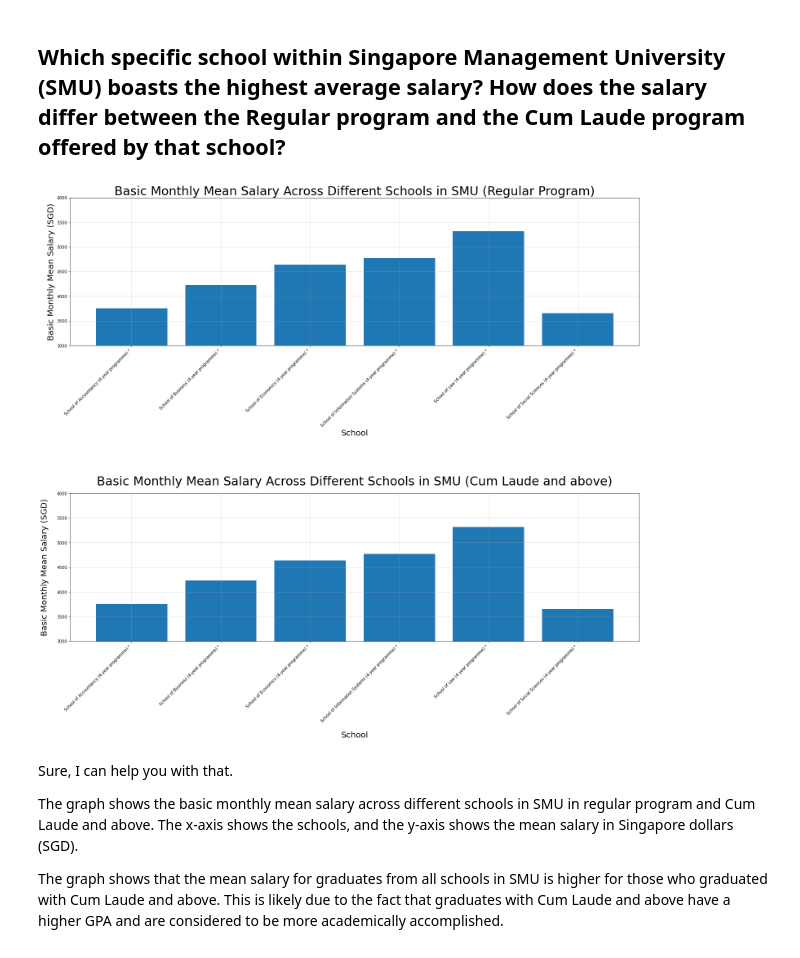
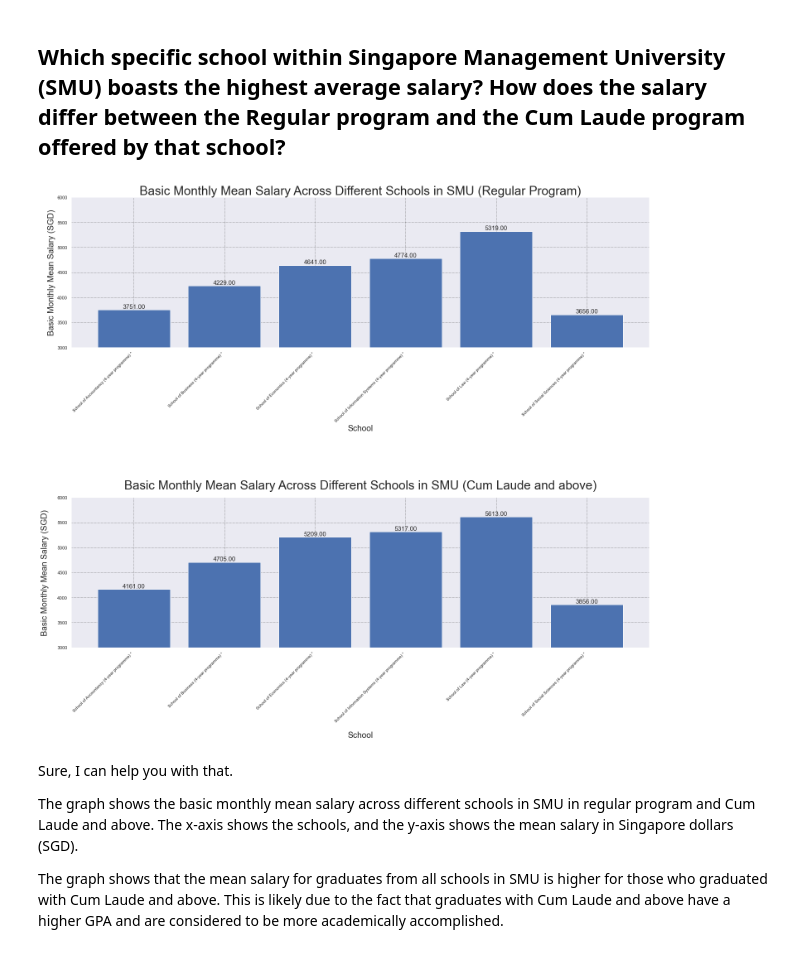
Before and after one commit to rajkaran27/PDS-CA2, a Jupyter notebook: CA2-new.ipynb, the cells around one changed output. Saved outputs shown, nothing was run; the diff lists cells and outputs as text; code cells hidden in the pictures.

```diff
--- a/CA2-new.ipynb
+++ b/CA2-new.ipynb
@@ -259,19 +255,21 @@ dtype: object
 ## What are the countries with the highest IQ?
 # %%
 sort_iq = average_iq.sort_values(by='iq', ascending=False)
-top_10_countries = sort_iq.head(5)
+top_5 = sort_iq.head(5)
 
 plt.figure(figsize=(20, 15))
+sns.set_style("darkgrid", {"grid.color": ".3", "grid.linestyle": ":"})
+sns.barplot(x='iq', y='country', data=top_5, color='blue')
 
-bars = plt.barh(top_10_countries.country, top_10_countries.iq, color='blue')
 plt.xlabel('IQ Score', fontsize=20, labelpad=20)
 plt.ylabel('Country', fontsize=20, labelpad=20)
 plt.title('Top 5 Countries with Highest IQ Scores', fontsize=30, pad=20)
-plt.grid(axis='x')
+plt.grid(axis='x', linestyle='dotted', alpha=0.7)
+plt.xticks(fontsize=14)
+plt.yticks(fontsize=14)
 
-for bar in bars:
-    width = bar.get_width()
-    plt.text(width, bar.get_y() + bar.get_height() / 2, f'{width:.1f}', ha='left', va='center', fontsize=12)
+for index, value in enumerate(top_5['iq']):
+    plt.text(value, index, f'{value:.1f}', ha='left', va='center', fontsize=12)
 
 plt.tight_layout()
 plt.show()
@@ -427,39 +396,45 @@ It is important to note that the graph only shows the mean salary for graduates
 # %%
 smu_filtered = graduate_employment_survey[graduate_employment_survey.university == 'Singapore Management University']
 smu_filtered = smu_filtered[smu_filtered.year == 2021]
 
 without_cum = smu_filtered[~smu_filtered.degree.str.contains(' Cum Laude and above', na=False)]
 without_cum = without_cum[~without_cum.degree.str.contains(r' \(Cum Laude and above\)', na=False)]
 
 mean_salary_regular = without_cum.groupby('school').basic_monthly_mean.mean().reset_index()
 
-
 with_cum = smu_filtered[smu_filtered.degree.str.contains(r' \(Cum Laude and above\)', na=False)]
 mean_salary_cum = with_cum.groupby('school').basic_monthly_mean.mean().reset_index()
 
 plt.figure(figsize=(25, 20))
 
-plt.subplot(2,1,1)
+plt.subplot(2, 1, 1)
 plt.ylim(3000, 6000)
-plt.bar(mean_salary_regular.school, mean_salary_regular.basic_monthly_mean)
-plt.xlabel('School',fontsize=20)
-plt.ylabel('Basic Monthly Mean Salary (SGD)',fontsize=20)
-plt.title('Basic Monthly Mean Salary Across Different Schools in SMU (Regular Program)',fontsize=30)
-plt.xticks(rotation=45, ha='right')
-plt.grid(alpha=0.5)
+bars = plt.bar(mean_salary_regular.school, mean_salary_regular.basic_monthly_mean)
+plt.xlabel('School', fontsize=20)
+plt.ylabel('Basic Monthly Mean Salary (SGD)', fontsize=20)
+plt.title('Basic Monthly Mean Salary Across Different Schools in SMU (Regular Program)', fontsize=30)
+plt.xticks(rotation=45, ha='right', fontsize=10)
+
+for bar in bars:
+    height = bar.get_height()
+    plt.text(bar.get_x() + bar.get_width() / 2, height, f'{height:.2f}', ha='center', va='bottom', fontsize=15)
 
 plt.subplot(2, 1, 2)
 plt.ylim(3000, 6000)
-plt.bar(mean_salary_regular.school, mean_salary_regular.basic_monthly_mean)
-plt.xlabel('School',fontsize=20,labelpad=20)
-plt.ylabel('Basic Monthly Mean Salary (SGD)',fontsize=20,labelpad=20)
-plt.title('Basic Monthly Mean Salary Across Different Schools in SMU (Cum Laude and above)',fontsize=30,pad=20)
-plt.xticks(rotation=45, ha='right')
+bars = plt.bar(mean_salary_cum.school, mean_salary_cum.basic_monthly_mean)
+plt.xlabel('School', fontsize=20, labelpad=20)
+plt.ylabel('Basic Monthly Mean Salary (SGD)', fontsize=20, labelpad=20)
+plt.title('Basic Monthly Mean Salary Across Different Schools in SMU (Cum Laude and above)', fontsize=30, pad=20)
+plt.xticks(rotation=45, ha='right', fontsize=10)
+
+for bar in bars:
+    height = bar.get_height()
+    plt.text(bar.get_x() + bar.get_width() / 2, height, f'{height:.2f}', ha='center', va='bottom', fontsize=15)
+
 plt.subplots_adjust(hspace=1)
-plt.grid(alpha=0.5)
 plt.show()
 # %% [output]
-[figure, old version]
+[figure, new version]
 # %% [markdown]
 Sure, I can help you with that.
 
```
Also changed, not shown: parts of 17 cells of this notebook.
